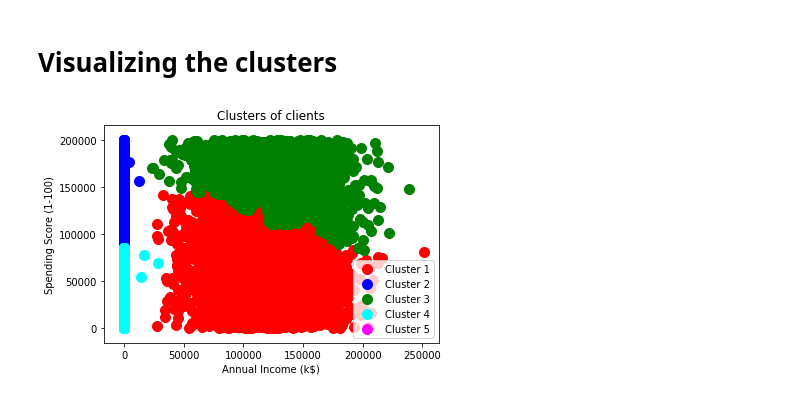
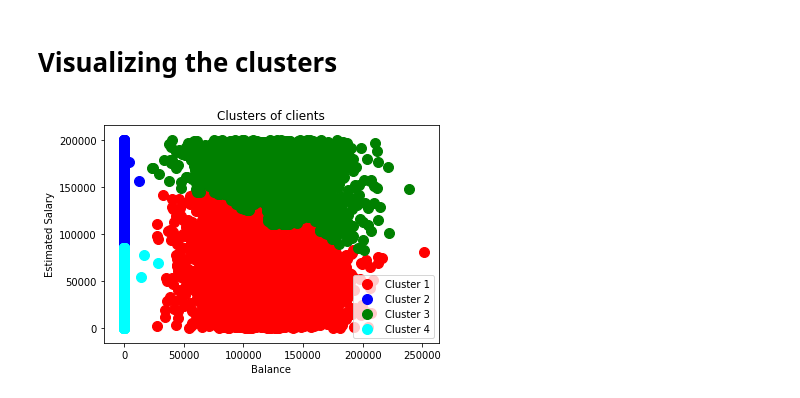
Before and after one commit to HassanSherwani/Data_Science_Projects, a Jupyter notebook: Clustering/Hierarchical clustering_Churn model.ipynb, the cells around one changed output. Saved outputs shown, nothing was run; the diff lists cells and outputs as text; code cells hidden in the pictures.

Commit message:
Hierarchical clustering

```diff
--- a/Clustering/Hierarchical clustering_Churn model.ipynb
+++ b/Clustering/Hierarchical clustering_Churn model.ipynb
@@ -69,14 +69,14 @@ y_hc = hc.fit_predict(X)
 # %%
 plt.scatter(X[y_hc==0, 0], X[y_hc==0, 1], s=100, c='red', label='Cluster 1')
 plt.scatter(X[y_hc==1, 0], X[y_hc==1, 1], s=100, c='blue', label='Cluster 2')
 plt.scatter(X[y_hc==2, 0], X[y_hc==2, 1], s=100, c='green', label='Cluster 3')
 plt.scatter(X[y_hc==3, 0], X[y_hc==3, 1], s=100, c='cyan', label='Cluster 4')
-plt.scatter(X[y_hc==4, 0], X[y_hc==4, 1], s=100, c='magenta', label='Cluster 5')
+
 
 plt.title('Clusters of clients')
-plt.xlabel('Annual Income (k$)')
-plt.ylabel('Spending Score (1-100)')
+plt.xlabel('Balance')
+plt.ylabel('Estimated Salary')
 plt.legend()
 plt.show()
 # %% [output]
-[figure, old version]
+[figure, new version]
```
